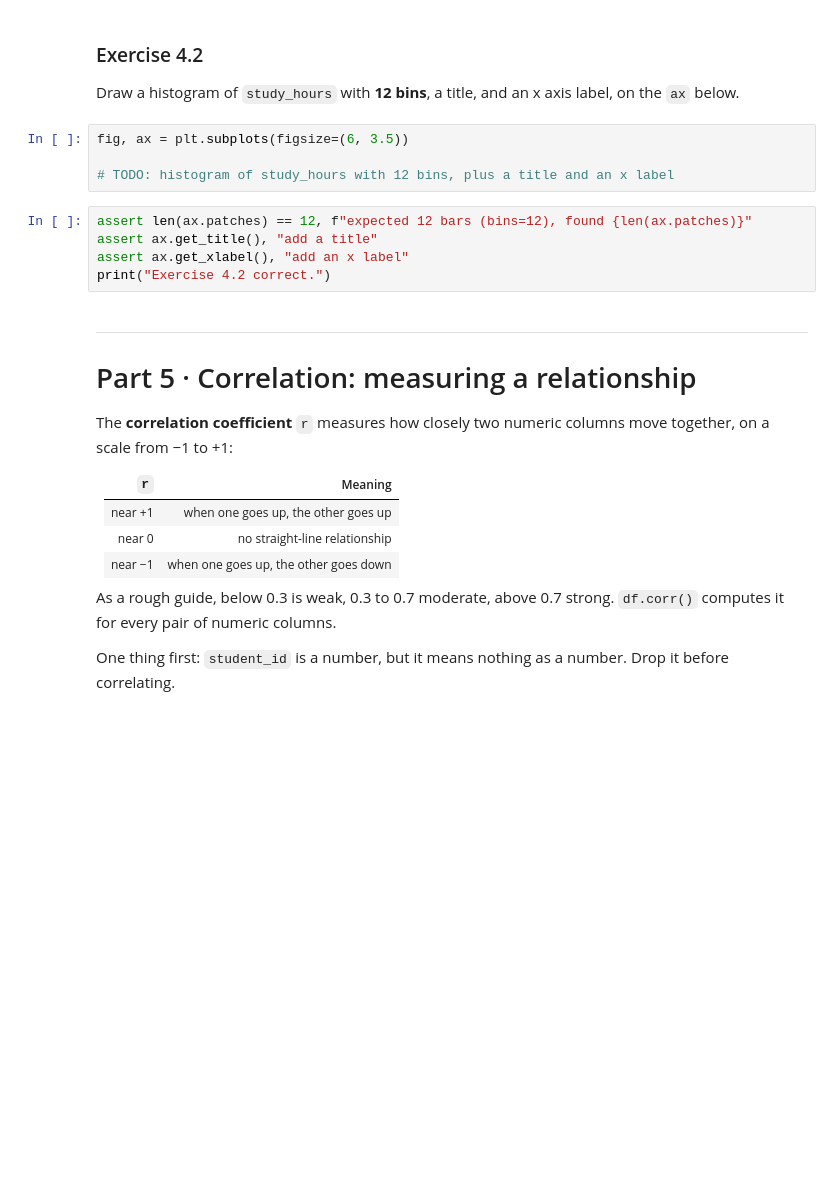
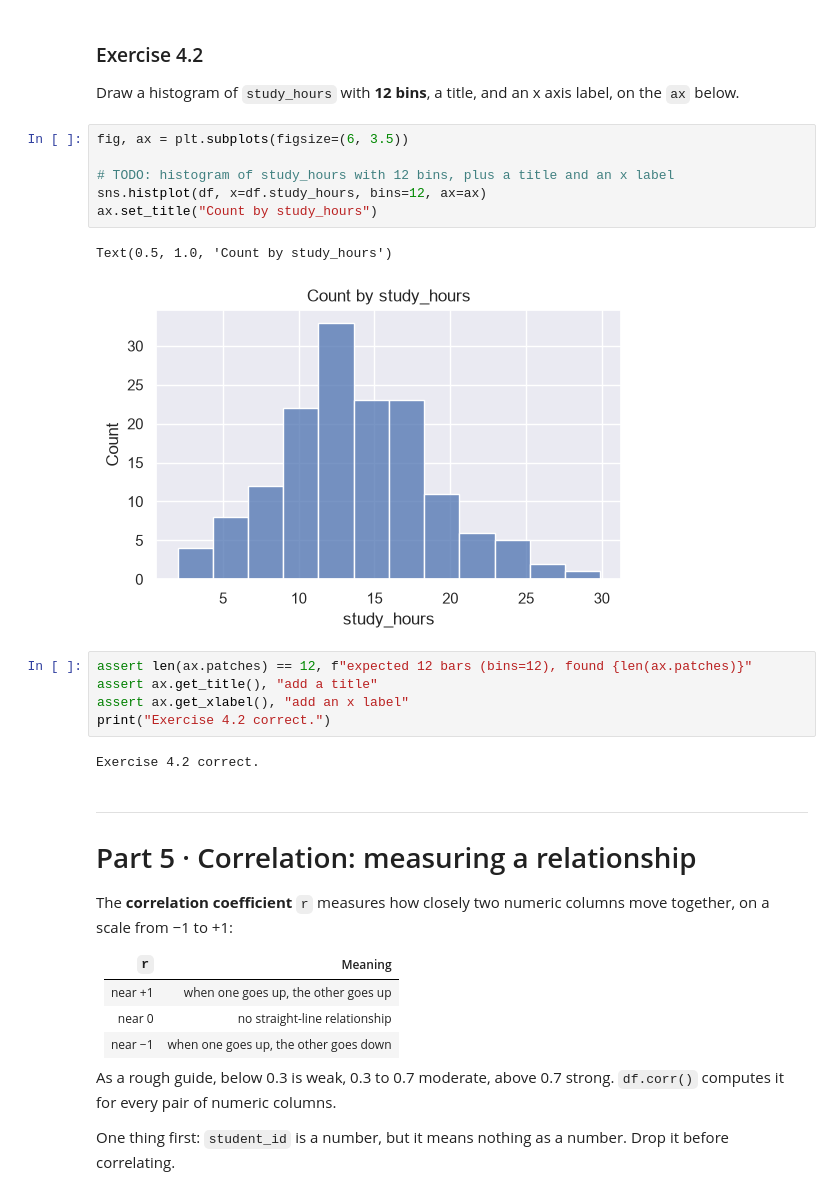
Before and after one commit to Mohammed-Khalil-Dev/Programing-For-Ai-ARTI303-Labs, a Jupyter notebook: src/Lab6/lab06.ipynb, the cells around one changed output. Drawn from its saved outputs; the diff is of its cells as text; blank space fills up the shorter version.

```diff
--- a/src/Lab6/lab06.ipynb
+++ b/src/Lab6/lab06.ipynb
@@ -469,12 +545,19 @@ axis label, on the `ax` below.
 # %%
 fig, ax = plt.subplots(figsize=(6, 3.5))
 
 # TODO: histogram of study_hours with 12 bins, plus a title and an x label
+sns.histplot(df, x=df.study_hours, bins=12, ax=ax)
+ax.set_title("Count by study_hours")
+# %% [output]
+Text(0.5, 1.0, 'Count by study_hours')
+[figure, added]
 # %%
 assert len(ax.patches) == 12, f"expected 12 bars (bins=12), found {len(ax.patches)}"
 assert ax.get_title(), "add a title"
 assert ax.get_xlabel(), "add an x label"
 print("Exercise 4.2 correct.")
+# %% [output]
+Exercise 4.2 correct.
 # %% [markdown]
 ---
 # Part 5 · Correlation: measuring a relationship
```
Also changed, not shown: parts of 30 cells of this notebook.
